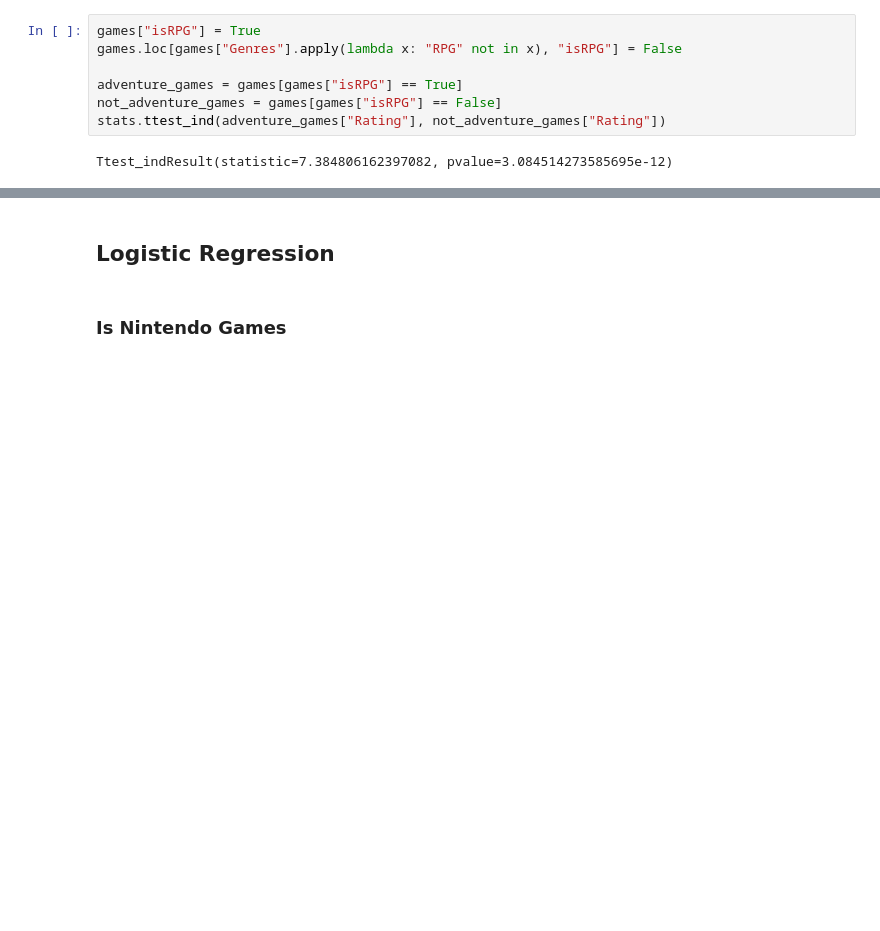
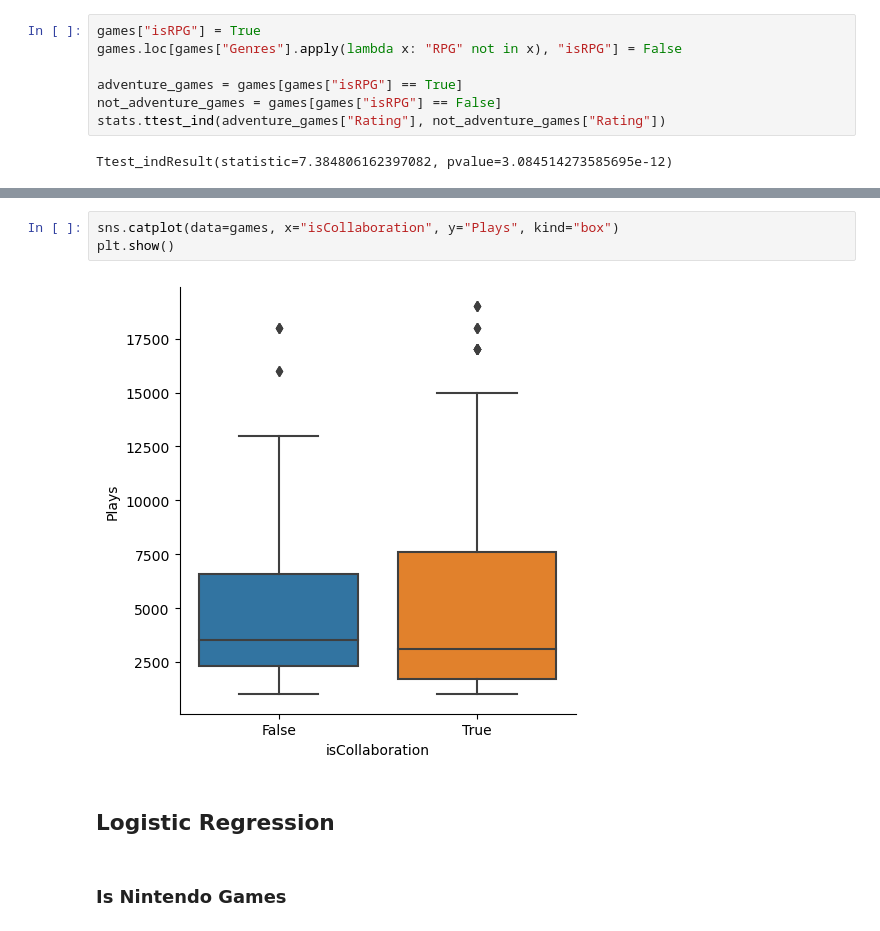
Before and after one commit to seanjedi/COMP-293A-Final-Project, a Jupyter notebook: COMP-293A Final Project.ipynb, the cells around one changed output, grey strips where cells are left out. Cells and saved outputs as stored; diff of their text form; blank space fills up the shorter version.

```diff
--- a/COMP-293A Final Project.ipynb
+++ b/COMP-293A Final Project.ipynb
@@ -345,3 +413,8 @@ plt.show()
+# %%
+sns.catplot(data=games, x="isCollaboration", y="Plays", kind="box")
+plt.show()
+# %% [output]
+[figure, added]
 # %% [markdown]
 ## Logistic Regression
 # %% [markdown]
```
Also changed, not shown: parts of 27 cells of this notebook.
